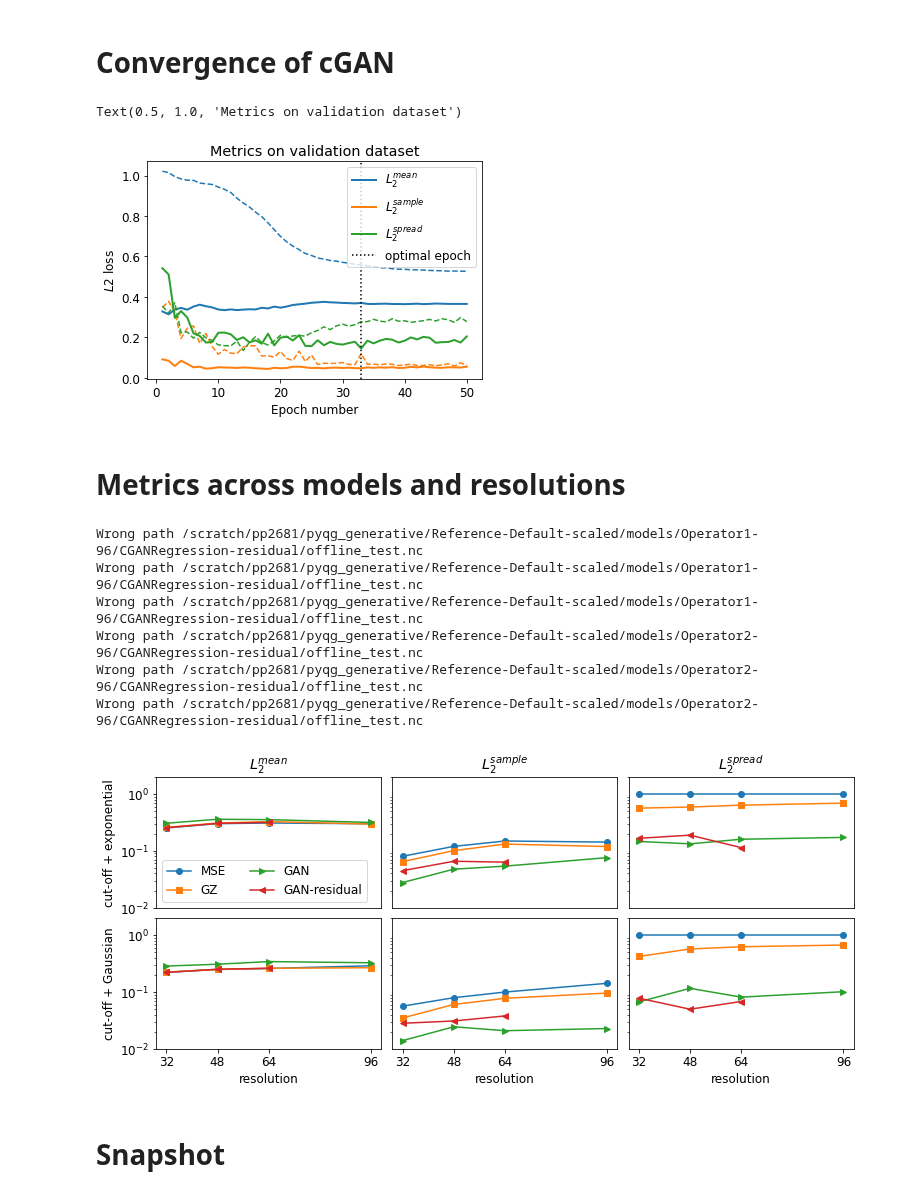
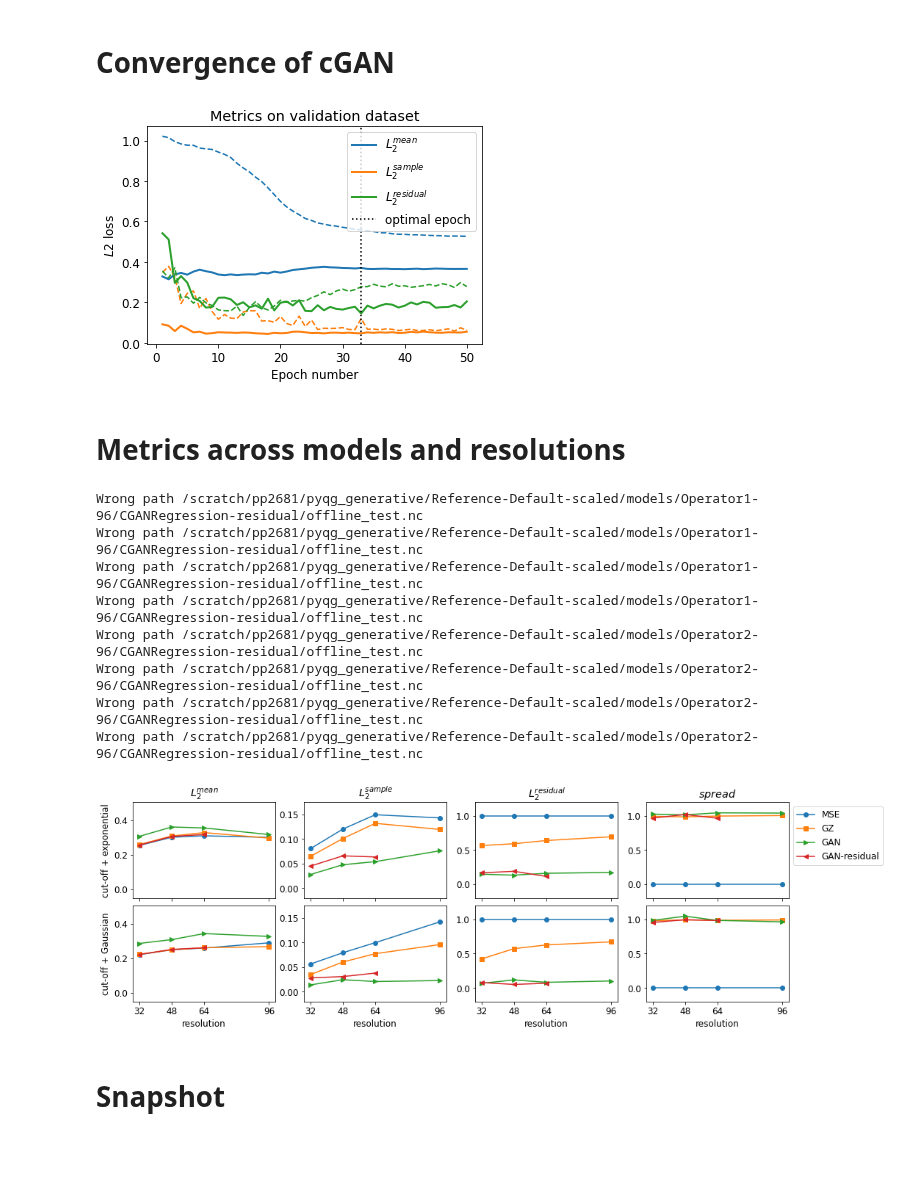
Before and after one commit to m2lines/pyqg_generative, a Jupyter notebook: notebooks/paper_figures.ipynb, the cells around one changed output. Cells and saved outputs as stored; diff of their text form; code cells hidden in the pictures; blank space fills up the shorter version.

```diff
--- a/notebooks/paper_figures.ipynb
+++ b/notebooks/paper_figures.ipynb
@@ -74,7 +74,7 @@ stats_none.L2_mean_test.plot(color=line[0]._color, ls='--')
 line = stats_correction.L2_total_test.plot(lw=2, label='$L_2^{sample}$')
 stats_none.L2_total_test.plot(color=line[0]._color, ls='--')
 #stats_residual.L2_total_test.plot(color=line[0]._color, ls='-.')
-line = stats_correction.L2_residual_test.plot(lw=2, label='$L_2^{spread}$')
+line = stats_correction.L2_residual_test.plot(lw=2, label='$L_2^{residual}$')
 stats_none.L2_residual_test.plot(color=line[0]._color, ls='--')
 #stats_residual.L2_residual_test.plot(color=line[0]._color, ls='-.')
 plt.xlabel('Epoch number')
@@ -82,9 +82,8 @@ plt.ylabel('$L2$ loss')
 plt.axvline(x=stats_correction.Epoch_opt, ls=':', color='k', label='optimal epoch')
 plt.legend()
 plt.title('Metrics on validation dataset')
-#plt.savefig('paper_figures/training.pdf', bbox_inches='tight', pad_inches=0)
+plt.savefig('paper_figures/training.pdf', bbox_inches='tight', pad_inches=0)
 # %% [output]
-Text(0.5, 1.0, 'Metrics on validation dataset')
 [figure]
 # %% [markdown]
 # Metrics across models and resolutions
@@ -94,56 +93,75 @@ def L2(type='mean', model='OLSModel', operator='Operator1', resolution=64):
     file = os.path.join(folder, operator+'-'+str(resolution),model,'offline_test.nc')
     if os.path.exists(file):
         ds = xr.open_dataset(file)
-        return float(ds['L2_'+type])
+        if type != 'var_ratio':
+            return float(ds['L2_'+type])
+        else:
+            return float(ds[type].mean())
     else:
         print('Wrong path', file)
 # %%
 plt.rcParams.update({'font.size': 12})
 markers = ['o', 's', '>', '<']
-fig, axs = plt.subplots(2,3,figsize=(12.5,5))
-plt.subplots_adjust(hspace=0.08, wspace=0.05)
+fig, axs = plt.subplots(2,4,figsize=(16,5))
+plt.subplots_adjust(hspace=0.08, wspace=0.2)
 for i, operator in enumerate(['Operator1', 'Operator2']):
     for j, (model, label) in enumerate(zip(['OLSModel', 'MeanVarModel', 'CGANRegression', 'CGANRegression-residual'], ['MSE', 'GZ', 'GAN', 'GAN-residual'])):
         res = [32, 48, 64, 96]
         L2_mean     = [L2('mean', model, operator, resolution) for resolution in res]
         L2_total    = [L2('total', model, operator, resolution) for resolution in res]
         L2_residual = [L2('residual', model, operator, resolution) for resolution in res]
+        var_ratio = [L2('var_ratio', model, operator, resolution) for resolution in res]
 
         ax = axs[i][0]
-        ax.semilogy(res, L2_mean, label=label, marker=markers[j])
-        ax.set_ylim([1e-2, 2])
+        ax.plot(res, L2_mean, label=label, marker=markers[j])
+        ax.set_ylim([-0.05, 0.505])
+        #ax.set_ylim([1e-2, 2])
+        #ax.set_yticks([1e-2, 1e-1, 1e0])
 
         ax = axs[i][1]
-        ax.semilogy(res, L2_total, label=label, marker=markers[j])
-        ax.set_ylim([1e-2, 2])
-        ax.set_yticks([])
+        ax.plot(res, L2_total, label=label, marker=markers[j])
+        ax.set_ylim([-0.02, 0.175])
+        #ax.set_ylim([1e-2, 2])
+        #ax.set_yticks([1e-2, 1e-1, 1e0])
+        #ax.set_yticklabels(['', '', ''])
 
         ax = axs[i][2]
-        ax.semilogy(res, L2_residual, label=label, marker=markers[j])
-        ax.set_ylim([1e-2, 2])
-        ax.set_yticks([])
+        ax.plot(res, L2_residual, label=label, marker=markers[j])
+        ax.set_ylim([-0.2, 1.2])
+        #ax.set_ylim([1e-2, 2])
+        #ax.set_yticks([1e-2, 1e-1, 1e0])
+        #ax.set_yticklabels(['', '', ''])
 
-for j in range(3):
+        ax = axs[i][3]
+        ax.plot(res, var_ratio, label=label, marker=markers[j])
+        ax.set_ylim([-0.2, 1.2])
+
+for j in range(4):
     axs[1][j].set_xlabel('resolution')
     axs[1][j].set_xticks([32, 48, 64, 96])
-    axs[0][j].set_xticks([])
-axs[0][0].legend(ncol=2)
+    axs[0][j].set_xticks([32, 48, 64, 96])
+    axs[0][j].set_xticklabels([])
 axs[0][0].set_title('$L_2^{mean}$')
 axs[0][1].set_title('$L_2^{sample}$')
-axs[0][2].set_title('$L_2^{spread}$')
+axs[0][2].set_title('$L_2^{residual}$')
+axs[0][3].set_title('$spread$')
 
 axs[0][0].set_ylabel('cut-off + exponential')
 axs[1][0].set_ylabel('cut-off + Gaussian')
 
-plt.savefig('paper_figures/metrics_residual.pdf', bbox_inches='tight', pad_inches=0)
+axs[0][3].legend(bbox_to_anchor=(1,1))
+
+plt.savefig('paper_figures/metrics_updated.pdf', bbox_inches='tight', pad_inches=0)
 # %% [output]
+Wrong path /scratch/pp2681/pyqg_generative/Reference-Default-scaled/models/Operator1-96/CGANRegression-residual/offline_test.nc
 Wrong path /scratch/pp2681/pyqg_generative/Reference-Default-scaled/models/Operator1-96/CGANRegression-residual/offline_test.nc
 Wrong path /scratch/pp2681/pyqg_generative/Reference-Default-scaled/models/Operator1-96/CGANRegression-residual/offline_test.nc
 Wrong path /scratch/pp2681/pyqg_generative/Reference-Default-scaled/models/Operator1-96/CGANRegression-residual/offline_test.nc
 Wrong path /scratch/pp2681/pyqg_generative/Reference-Default-scaled/models/Operator2-96/CGANRegression-residual/offline_test.nc
 Wrong path /scratch/pp2681/pyqg_generative/Reference-Default-scaled/models/Operator2-96/CGANRegression-residual/offline_test.nc
 Wrong path /scratch/pp2681/pyqg_generative/Reference-Default-scaled/models/Operator2-96/CGANRegression-residual/offline_test.nc
+Wrong path /scratch/pp2681/pyqg_generative/Reference-Default-scaled/models/Operator2-96/CGANRegression-residual/offline_test.nc
-[figure, old version]
+[figure, new version]
 # %% [markdown]
 # Snapshot
 # %%
```
Also changed, not shown: parts of 7 cells of this notebook, 8 other files.
